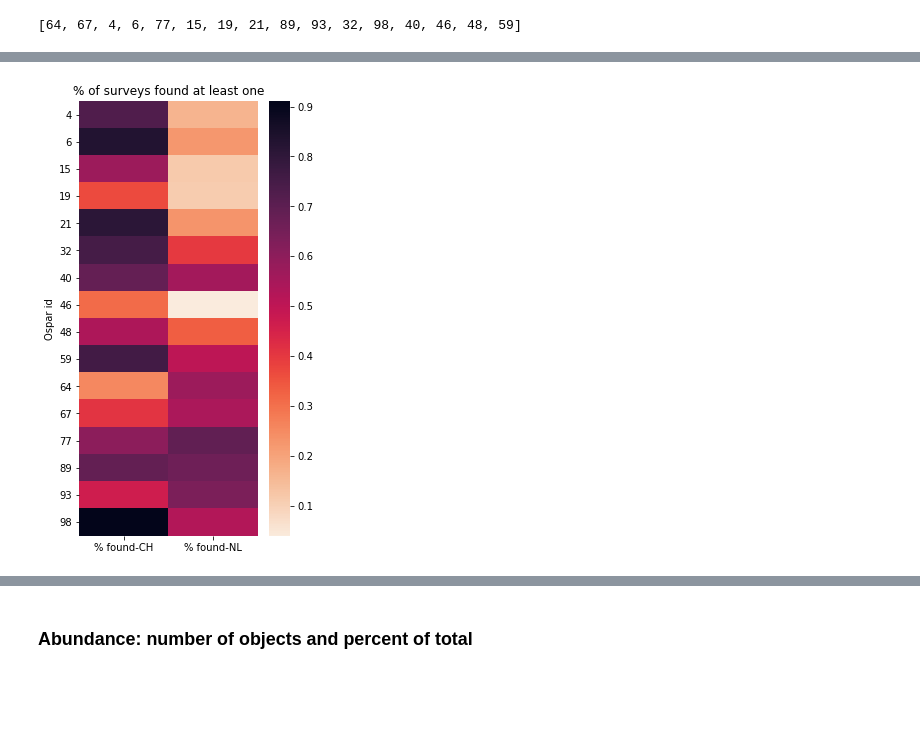
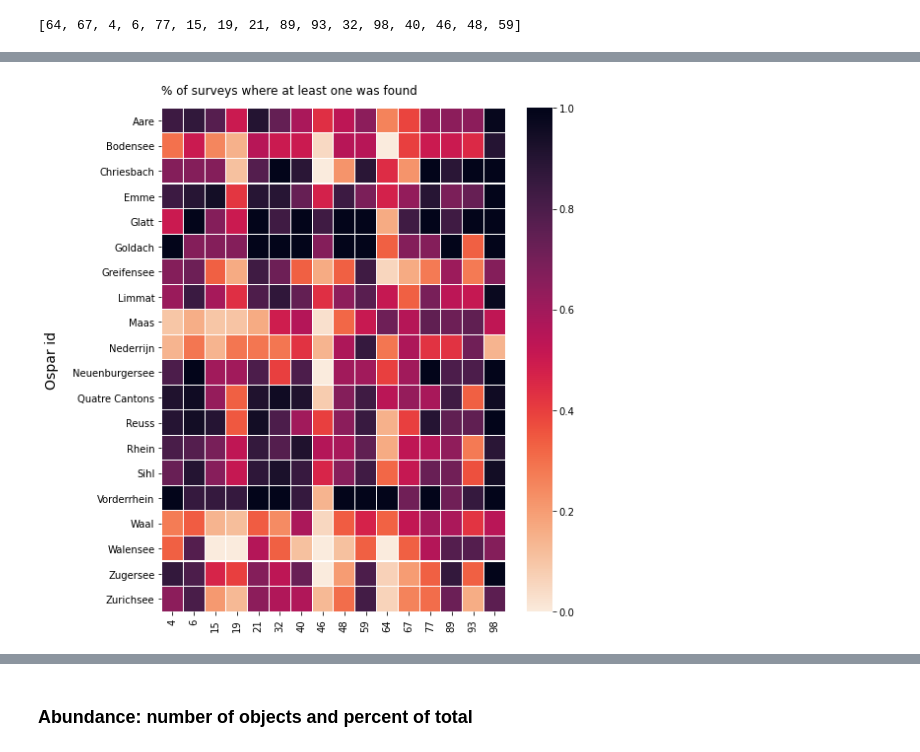
Before and after one commit to hammerdirt-analyst/rhinecode, a Jupyter notebook: use_a_class.ipynb, the cells around one changed output, grey strips where cells are left out. Drawn from its saved outputs; the diff is of its cells as text; code cells hidden in the pictures; blank space fills up the shorter version.

```diff
--- a/use_a_class.ipynb
+++ b/use_a_class.ipynb
@@ -236,6 +200,6 @@ lakes = swiss_beaches.loc[swiss_beaches.water == 'l'].index
 rivers = swiss_beaches.loc[swiss_beaches.water == 'r'].index
 
 # apply maps:
-swissDf.loc[swissDf.location.isin(lakes), 'type'] = 'l'
-swissDf.loc[swissDf.location.isin(rivers), 'type'] = 'r'
+swissDf.loc[swissDf.location.isin(lakes), 'water'] = 'l'
+swissDf.loc[swissDf.location.isin(rivers), 'water'] = 'r'
 # %%
@@ -313,13 +277,13 @@ NL    378
 Name: loc_date, dtype: int64
 # %%
 # these are the columns that the class method expects to see:
-these_cols = ['loc_date', 'location', 'water_name','type', 'date', 'region']
+these_cols = ['loc_date', 'location', 'water_name','water', 'date', 'region']
 
 a = ac.PreprocessData(surveys_all, dutch_beaches,these_cols=these_cols)
 # %% [output]
 added exp vs
 # %%
-catchment_cols = ['region','water_name','type','loc_date', 'location', 'date']
+catchment_cols = ['region','water_name','water','loc_date', 'location', 'date']
 
 clas_kwargs = dict(
 #     code_group_data=group_names_locations,
@@ -462,20 +424,24 @@ combined
 coi_all = som_data[som_data.code.isin(combined)].copy()
 
 # group all the records by loc_date and code
-coi_all = coi_all.groupby(['loc_date','location', 'region','code'], as_index=False).agg({'quantity':'sum', 'pcs_m':'mean'})
+coi_all = coi_all.groupby(['loc_date','location', 'region','water_name', 'code'], as_index=False).agg({'quantity':'sum', 'pcs_m':'mean'})
 
 # check for zero values
 coi_all['fail'] = coi_all.quantity == 0
+coi_wt = coi_all.groupby(['water_name', 'code'], as_index=False).agg({'quantity':'sum', 'pcs_m':'mean', 'fail':'sum', 'loc_date':'count'})
 
 # get the number of fails by region (out of how many surveys was at least one found)
 coi_at = coi_all.groupby(['region', 'code'], as_index=False).agg({'quantity':'sum', 'pcs_m':'mean', 'fail':'sum', 'loc_date':'count'})
 
 # get the quantity as a % of the total
 coi_at['% of total'] = coi_at.quantity/coi_at.quantity.sum()
+coi_wt['% of total'] = coi_wt.quantity/coi_wt.quantity.sum()
 
 # get the rate at which the oobject was found
 coi_at['% found'] = coi_at.fail/coi_at.loc_date
+coi_wt['% found'] = coi_wt.fail/coi_wt.loc_date
 
 # the product of % of total * % found
 coi_at['magnitude'] = coi_at['% found']*coi_at['% of total']
+coi_wt['magnitude'] = coi_wt['% found']*coi_wt['% of total']
 # %%
@@ -566,11 +539,22 @@ plt.close()
 # %%
-fig, ax = plt.subplots(figsize=(4,8))
-sns.heatmap(data=heat_map_data, cmap='rocket_r', ax=ax)
-ax.tick_params(axis='y', labelrotation=0)
-ax.set_ylabel("Ospar id")
-ax.set_xlabel("")
-ax.set_title("% of surveys found at least one")
+fig, axs = plt.subplots(figsize=(8,8))
+
+heat_map_data = coi_wt[['water_name', 'code', '% found']].pivot(index='water_name', columns='code')
+
+
+sns.heatmap(data=heat_map_data, cmap='rocket_r',linewidth=.1, ax=axs)
+axs.tick_params(axis='y', labelrotation=0)
+axs.set_ylabel("Ospar id", **ylab_k)
+axs.set_xlabel("")
+axs.set_title("% of surveys where at least one was found", **title_k)
+labels = axs.get_xticklabels()
+labels = [x.get_text().split('-')[-1] for x in labels]
+axs.set_xticklabels(labels)
+
+plt.tight_layout()
+file_name = F"{project_directory}/more_than_one_found.jpg"
+plt.savefig(file_name, dpi=300)
 plt.show()
 plt.close()
 # %% [output]
-[figure, old version]
+[figure, new version]
```
Also changed, not shown: parts of 22 cells of this notebook, 13 other files.
